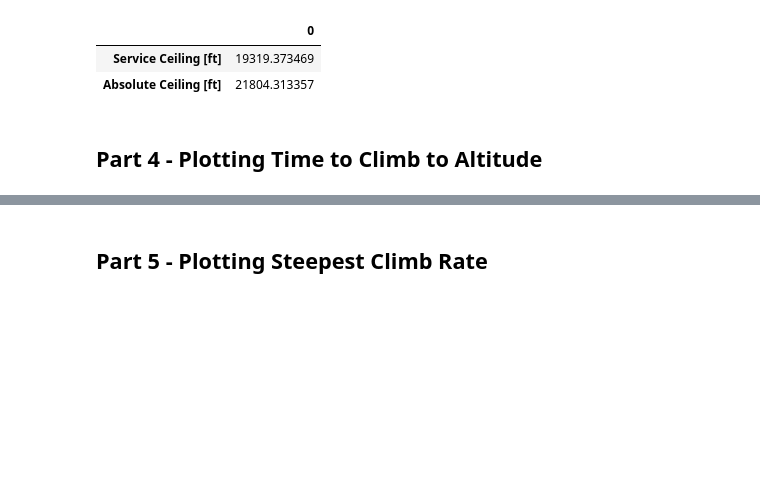
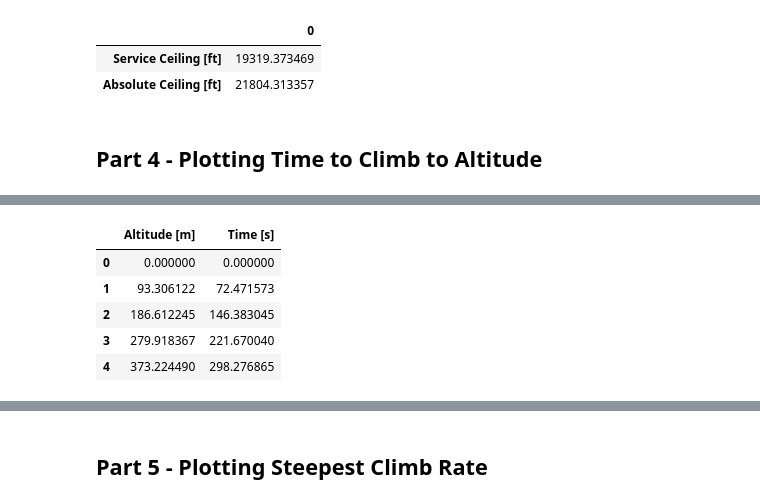
Before and after one commit to MichaszJ/aircraft-performance-projects, a Jupyter notebook: Project2.ipynb, the cells around one changed output, grey strips where cells are left out. Saved outputs shown, nothing was run; the diff lists cells and outputs as text; code cells hidden in the pictures; blank space fills up the shorter version.

```diff
--- a/Project2.ipynb
+++ b/Project2.ipynb
@@ -104,0 +109,10 @@ ceilings_imperial
+# %%
+time_to_alt_metric = ca.time_to_altitude(metric=True, mode='data')
+time_to_alt_metric.head()
+# %% [output]
+|  | Altitude [m] | Time [s] |
+| 0 | 0.000000 | 0.000000 |
+| 1 | 93.306122 | 72.471573 |
+| 2 | 186.612245 | 146.383045 |
+| 3 | 279.918367 | 221.670040 |
+| 4 | 373.224490 | 298.276865 |
```
Also changed, not shown: parts of 7 cells of this notebook, 1 other file.
